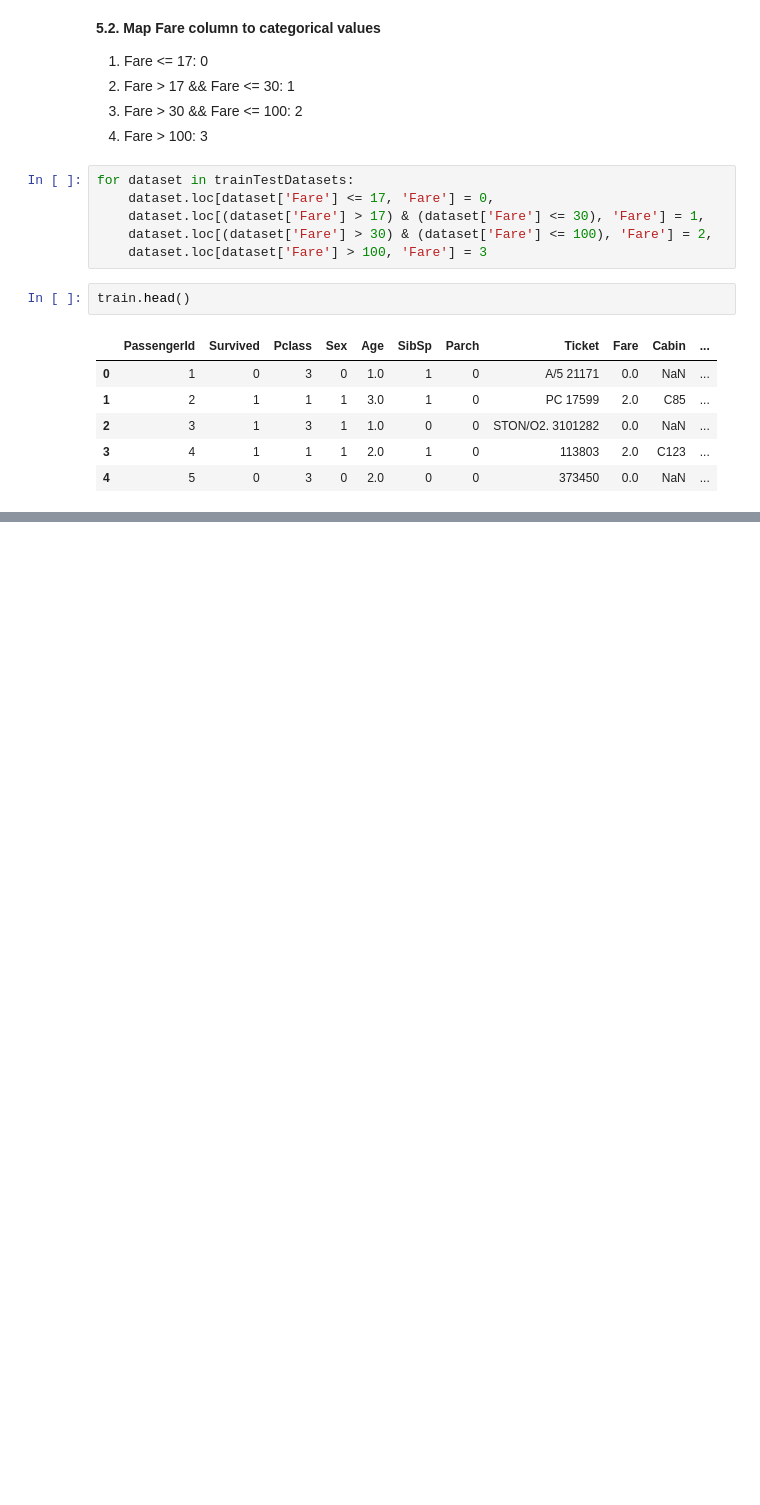
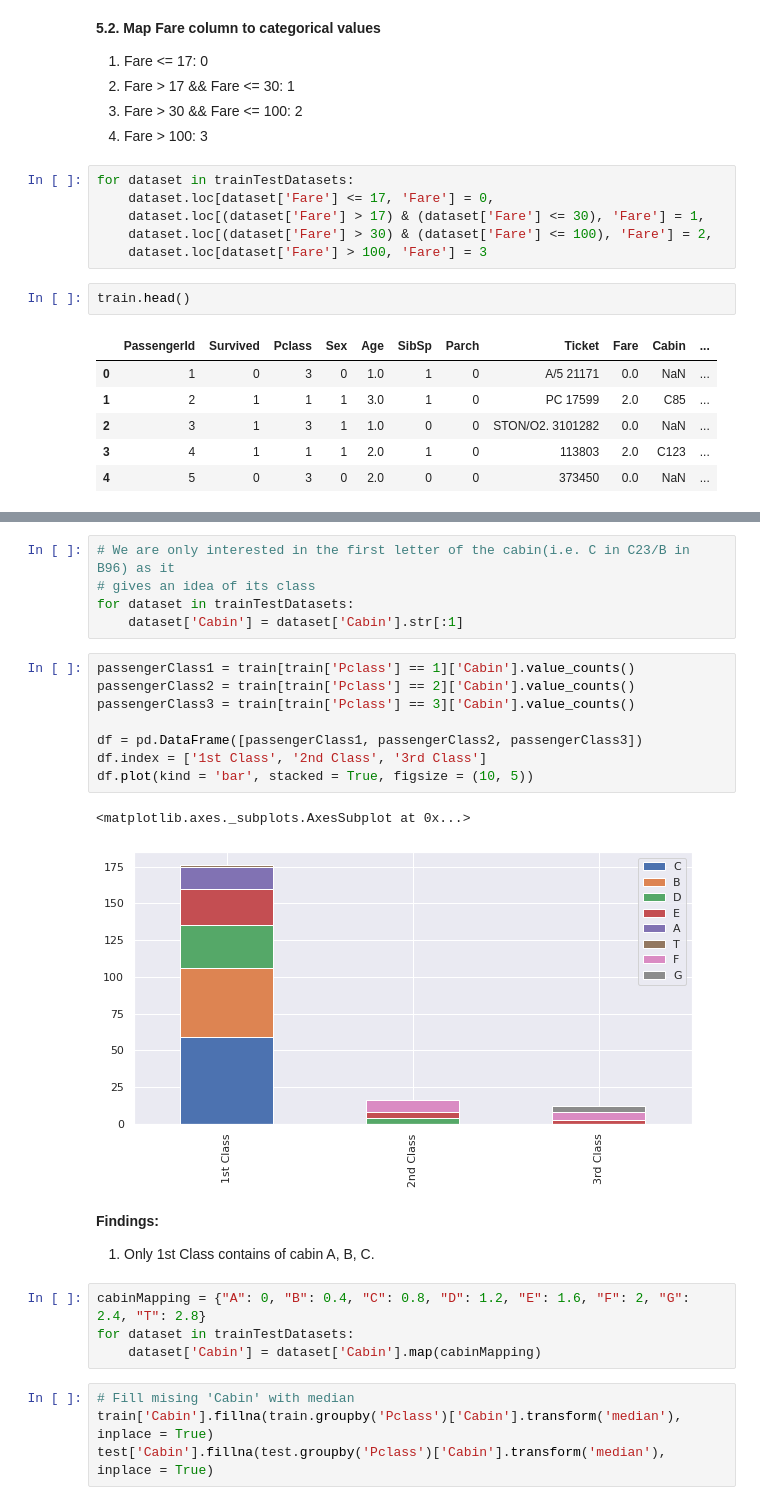
Before and after one commit to Zaedul-Islam/Kaggle, a Jupyter notebook: Titanic - Machine Learning from Disaster/Titanic.ipynb, the cells around one changed output, grey strips where cells are left out. Cells and saved outputs as stored; diff of their text form; blank space fills up the shorter version.

Commit message:
Fill missing data in Cabin column

```diff
--- a/Titanic - Machine Learning from Disaster/Titanic.ipynb
+++ b/Titanic - Machine Learning from Disaster/Titanic.ipynb
@@ -607,0 +625,27 @@ train.head()
+# %%
+# We are only interested in the first letter of the cabin(i.e. C in C23/B in B96) as it
+# gives an idea of its class
+for dataset in trainTestDatasets:
+    dataset['Cabin'] = dataset['Cabin'].str[:1]
+# %%
+passengerClass1 = train[train['Pclass'] == 1]['Cabin'].value_counts()
+passengerClass2 = train[train['Pclass'] == 2]['Cabin'].value_counts()
+passengerClass3 = train[train['Pclass'] == 3]['Cabin'].value_counts()
+
+df = pd.DataFrame([passengerClass1, passengerClass2, passengerClass3])
+df.index = ['1st Class', '2nd Class', '3rd Class']
+df.plot(kind = 'bar', stacked = True, figsize = (10, 5))
+# %% [output]
+<matplotlib.axes._subplots.AxesSubplot at 0x...>
+[figure, added]
+# %% [markdown]
+**Findings:**
+1. Only 1st Class contains of cabin A, B, C.
+# %%
+cabinMapping = {"A": 0, "B": 0.4, "C": 0.8, "D": 1.2, "E": 1.6, "F": 2, "G": 2.4, "T": 2.8}
+for dataset in trainTestDatasets:
+    dataset['Cabin'] = dataset['Cabin'].map(cabinMapping)
+# %%
+# Fill mising 'Cabin' with median
+train['Cabin'].fillna(train.groupby('Pclass')['Cabin'].transform('median'), inplace = True)
+test['Cabin'].fillna(test.groupby('Pclass')['Cabin'].transform('median'), inplace = True)
```
Also changed, not shown: parts of 6 cells of this notebook.
